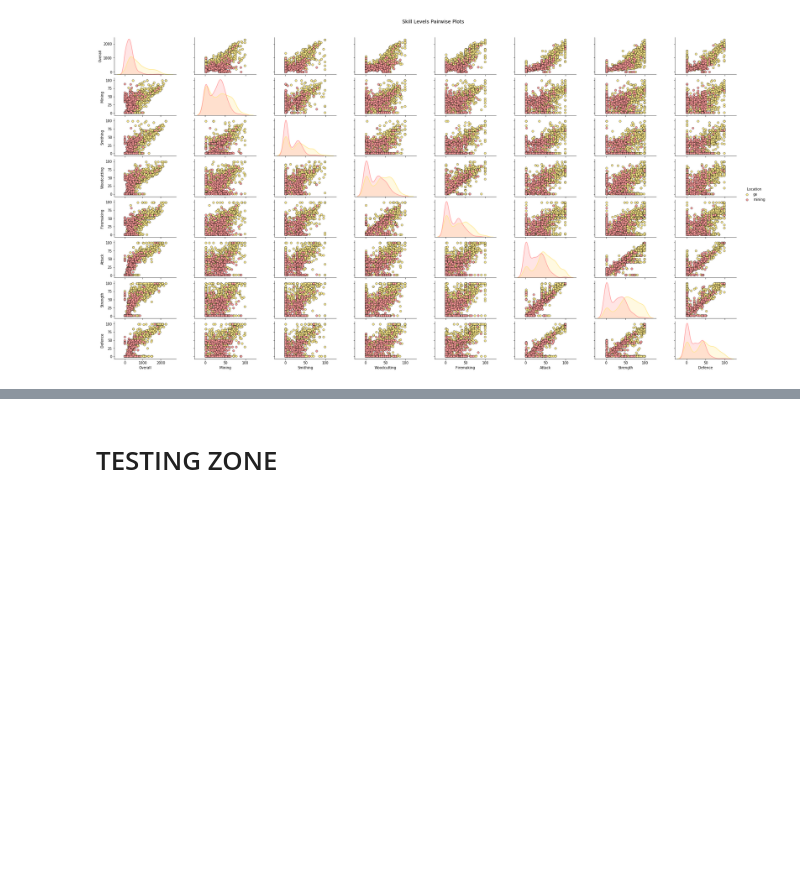
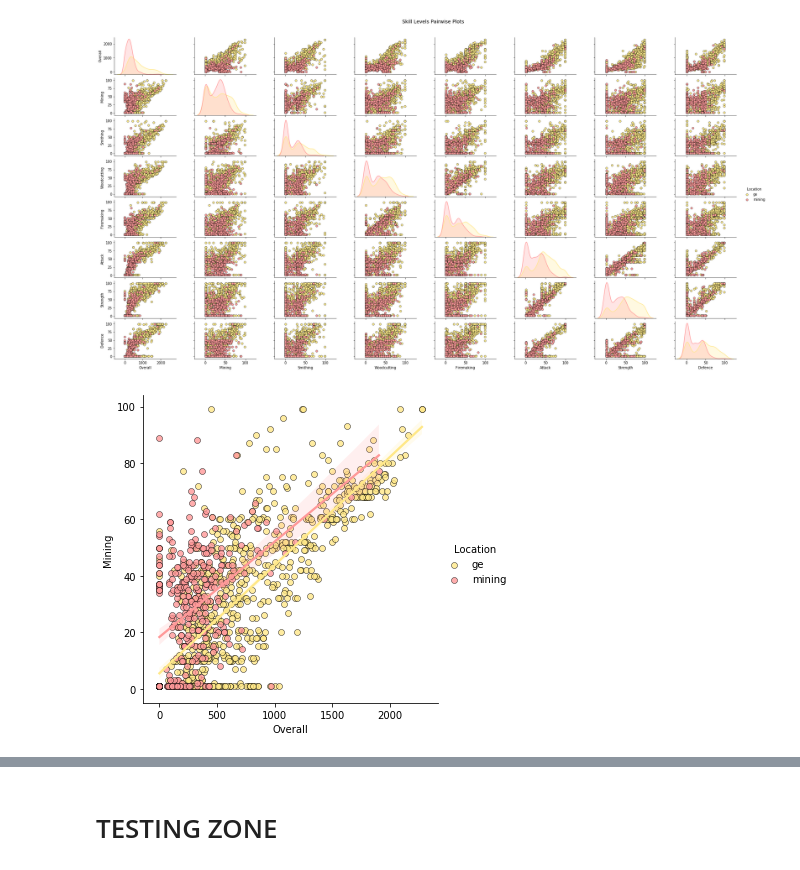
Before and after one commit to chriskok/BotClassification-OSRS, a Jupyter notebook: EDA.ipynb, the cells around one changed output, grey strips where cells are left out. Cells and saved outputs as stored; diff of their text form; code cells hidden in the pictures; blank space fills up the shorter version.

```diff
--- a/EDA.ipynb
+++ b/EDA.ipynb
@@ -208,0 +189,8 @@ ax.set_zlabel('Alcohol')
+# %%
+# we can also view relationships\correlations as needed
+lp = sns.lmplot(x='Overall', y='Mining', hue='Location',
+                palette={"mining": "#FF9999", "ge": "#FFE888"},
+                data=subset_df, fit_reg=True, legend=True,
+                scatter_kws=dict(edgecolor="k", linewidth=0.5))
+# %% [output]
+[figure, added]
```
Also changed, not shown: parts of 7 cells of this notebook.
